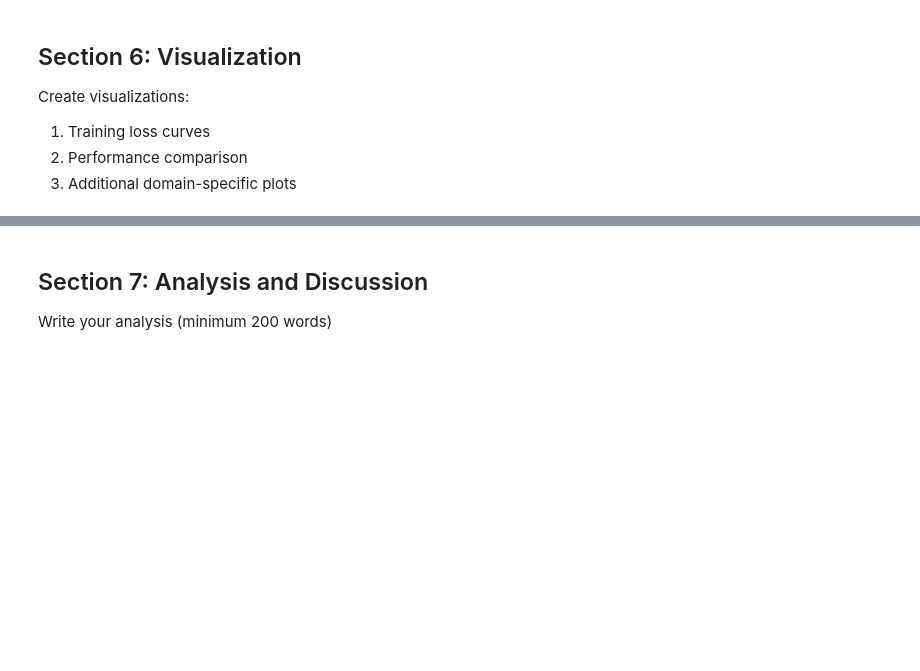
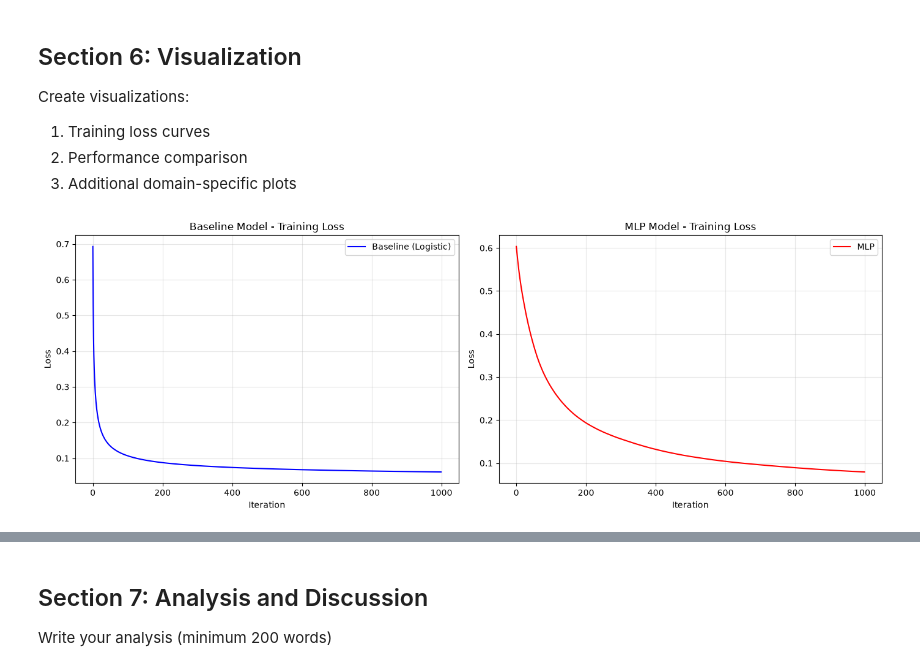
Before and after one commit to Infinite-Thinker/BITS_CONTENT, a Jupyter notebook: DNN_Assignment_1/DNN_Assignment_Template.ipynb, the cells around one changed output, grey strips where cells are left out. Saved outputs shown, nothing was run; the diff lists cells and outputs as text; code cells hidden in the pictures; blank space fills up the shorter version.

```diff
--- a/DNN_Assignment_1/DNN_Assignment_Template.ipynb
+++ b/DNN_Assignment_1/DNN_Assignment_Template.ipynb
@@ -198,19 +197,17 @@ print("✓ Baseline model class defined")
 print("Training baseline model...")
 baseline_start = time.time()
 
-# TODO: Initialize and train your baseline model
-baseline_model = BaselineModel(learning_rate=0.01, n_iterations=1000)
-# baseline_model.fit(X_train_scaled, y_train)
+# Initialize and train your baseline model
+baseline_model = BaselineModel(learning_rate=0.1, n_iterations=1000)
+baseline_model.fit(X_train_scaled, y_train)
 
-# TODO: Make predictions
-# baseline_predictions = baseline_model.predict(X_test_scaled)
-
-
+# Make predictions
+baseline_predictions = baseline_model.predict(X_test_scaled)
 
 baseline_training_time = time.time() - baseline_start
 print(f"✓ Baseline training completed in {baseline_training_time:.2f}s")
 print(f"✓ Loss decreased from {baseline_model.loss_history[0]:.4f} to {baseline_model.loss_history[-1]:.4f}")
 
 # Store loss explicitly
-baseline_initial_loss = 0.0 #baseline_model.loss_history[0]
-baseline_final_loss = 0.0 #baseline_model.loss_history[-1]
+baseline_initial_loss = baseline_model.loss_history[0]
+baseline_final_loss = baseline_model.loss_history[-1]
@@ -371,18 +351,19 @@ print("✓ MLP class defined")
 print("Training MLP...")
 mlp_start_time = time.time()
 
-# TODO: Define your architecture and train MLP
-mlp_architecture = []  # Example: [n_features, 16, 8, 1]
+# Define your architecture and train MLP
+# input layer size is 30, output layer is 1
+mlp_architecture = [30, 16, 8, 1]
 mlp_model = MLP(architecture=mlp_architecture, learning_rate=0.01, n_iterations=1000)
-# mlp_model.fit(X_train_scaled, y_train)
+mlp_model.fit(X_train_scaled, y_train)
 
-# TODO: Make predictions
-# mlp_predictions = mlp_model.predict(X_test_scaled)
+# Make predictions
+mlp_predictions = mlp_model.predict(X_test_scaled)
 
 mlp_training_time = time.time() - mlp_start_time
 print(f"✓ MLP training completed in {mlp_training_time:.2f}s")
 print(f"✓ Loss decreased from {mlp_model.loss_history[0]:.4f} to {mlp_model.loss_history[-1]:.4f}")
 
 # Store loss explicitly
-mlp_initial_loss = 0.0 #mlp_model.loss_history[0]
-mlp_final_loss = 0.0 #mlp_model.loss_history[-1]
+mlp_initial_loss = mlp_model.loss_history[0]
+mlp_final_loss = mlp_model.loss_history[-1]
@@ -440,26 +444,28 @@ Create visualizations:
 # %%
 # 1. Training loss curves
 plt.figure(figsize=(14, 5))
 
 plt.subplot(1, 2, 1)
-# TODO: Plot baseline loss
-# plt.plot(baseline_model.loss_history, label='Baseline', color='blue')
+# Plot baseline loss
+plt.plot(baseline_model.loss_history, label='Baseline (Logistic)', color='blue')
 plt.xlabel('Iteration')
 plt.ylabel('Loss')
 plt.title('Baseline Model - Training Loss')
 plt.legend()
 plt.grid(True, alpha=0.3)
 
 plt.subplot(1, 2, 2)
-# TODO: Plot MLP loss
-# plt.plot(mlp_model.loss_history, label='MLP', color='red')
+# Plot MLP loss
+plt.plot(mlp_model.loss_history, label='MLP', color='red')
 plt.xlabel('Iteration')
 plt.ylabel('Loss')
 plt.title('MLP Model - Training Loss')
 plt.legend()
 plt.grid(True, alpha=0.3)
 
 plt.tight_layout()
 plt.show()
+# %% [output]
+[figure, added]
 # %%
 # 2. Performance comparison bar chart
```
Also changed, not shown: parts of 13 cells of this notebook.
